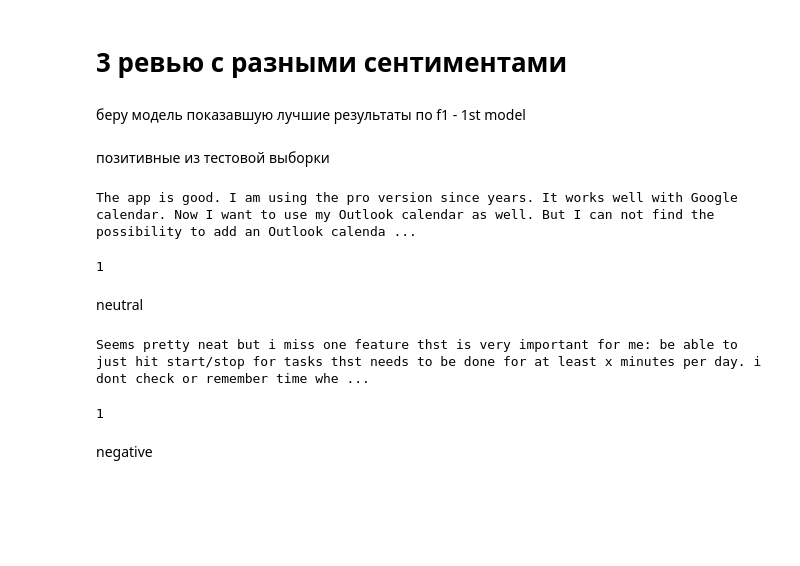
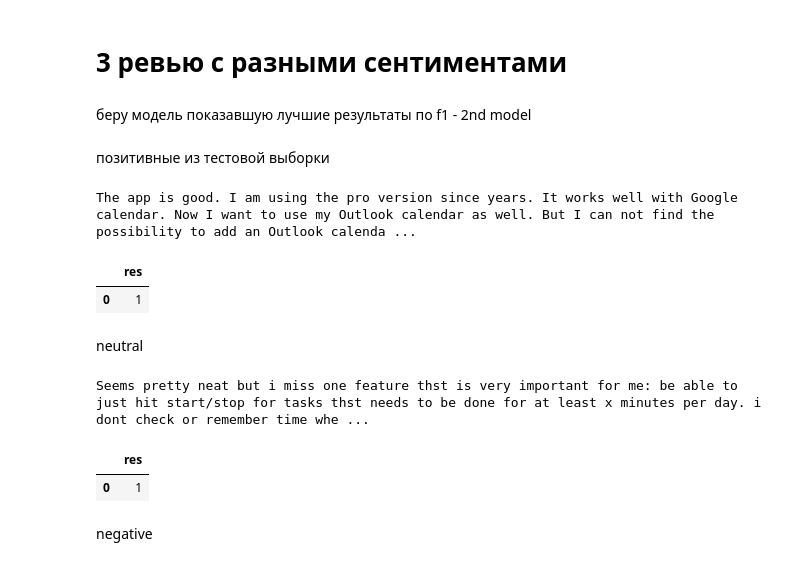
Before and after one commit to s0neq/nns, a Jupyter notebook: nn_hw4.ipynb, the cells around one changed output. Cells and saved outputs as stored; diff of their text form; code cells hidden in the pictures; blank space fills up the shorter version.

```diff
--- a/nn_hw4.ipynb
+++ b/nn_hw4.ipynb
@@ -707,14 +710,16 @@ pd.DataFrame([tester_result4.metrics]).T
 # %% [markdown]
 # 3 ревью с разными сентиментами
 # %% [markdown]
-беру модель показавшую лучшие результаты по f1 - 1st model
+беру модель показавшую лучшие результаты по f1 - 2nd model
 # %% [markdown]
 позитивные из тестовой выборки
-# %%
-rev = df_test[df_test.sentiment == 2].loc[14280].content
-print(rev)
-# %% [output]
-The app is good. I am using the pro version since years. It works well with Google calendar. Now I want to use my Outlook calendar as well. But I can not find the possibility to add an Outlook calenda ...
+# %%
+rev = df_test[df_test.sentiment == 2].loc[14280].content
+print(rev)
+
+# "The app is good. I am using the pro version since years. It works well with Google calendar. Now I want to use my Outlook calendar as well. But I can not find the possibility to add an Outlook calendar there. Do you have any suggestions for it?"
+# %% [output]
+The app is good. I am using the pro version since years. It works well with Google calendar. Now I want to use my Outlook calendar as well. But I can not find the possibility to add an Outlook calenda ...
 # %%
 encoding = tokenizer.encode_plus(
   rev,
@@ -727,18 +732,24 @@ encoding = tokenizer.encode_plus(
   truncation=True
 ).to(device)
 # %%
-model(
+res = model(
   input_ids=encoding['input_ids'],
   attention_mask=encoding['attention_mask'])[0].cpu().detach().numpy().argmax()
+
+
+# почему-то просто принт при экспорте в гитхаб теряется
+pd.DataFrame([{"res":res}]).head()
 # %% [output]
-1
+|  | res |
+| 0 | 1 |
 # %% [markdown]
 neutral
-# %%
-rev = df_test[df_test.sentiment == 1].loc[6704].content
-print(rev)
-# %% [output]
-Seems pretty neat but i miss one feature thst is very important for me: be able to just hit start/stop for tasks thst needs to be done for at least x minutes per day. i dont check or remember time whe ...
+# %%
+rev = df_test[df_test.sentiment == 1].loc[6704].content
+print(rev)
+# "Seems pretty neat but i miss one feature thst is very important for me: be able to just hit start/stop for tasks thst needs to be done for at least x minutes per day. i dont check or remember time when i start doing something."
+# %% [output]
+Seems pretty neat but i miss one feature thst is very important for me: be able to just hit start/stop for tasks thst needs to be done for at least x minutes per day. i dont check or remember time whe ...
 # %%
 encoding = tokenizer.encode_plus(
   rev,
@@ -751,11 +762,14 @@ encoding = tokenizer.encode_plus(
   truncation=True
 ).to(device)
 # %%
-model(
+res = model(
   input_ids=encoding['input_ids'],
   attention_mask=encoding['attention_mask'])[0].cpu().detach().numpy().argmax()
+
+pd.DataFrame([{"res":res}]).head()
 # %% [output]
-1
+|  | res |
+| 0 | 1 |
 # %% [markdown]
 negative
 # %%
```
Also changed, not shown: parts of 8 cells of this notebook.
